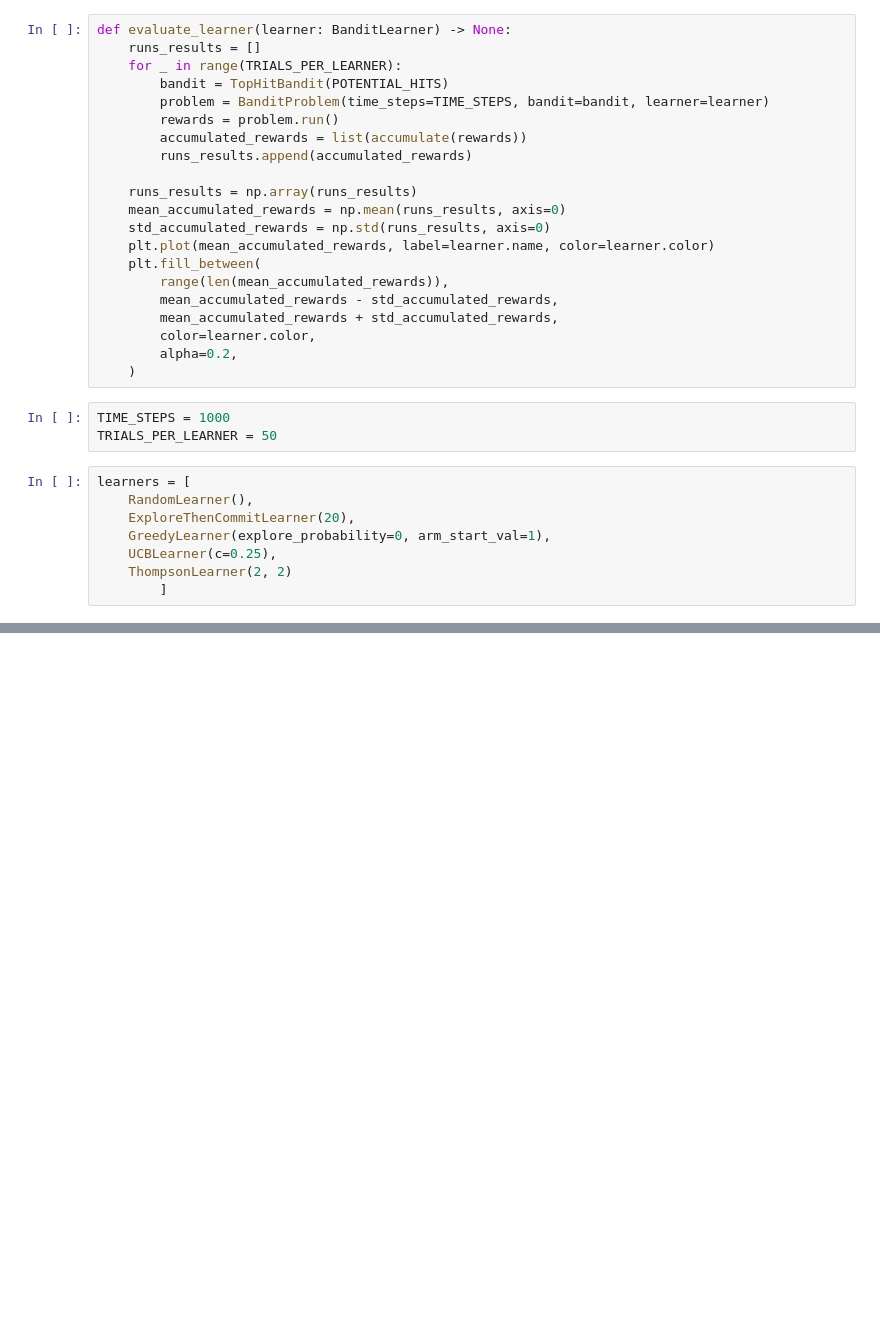
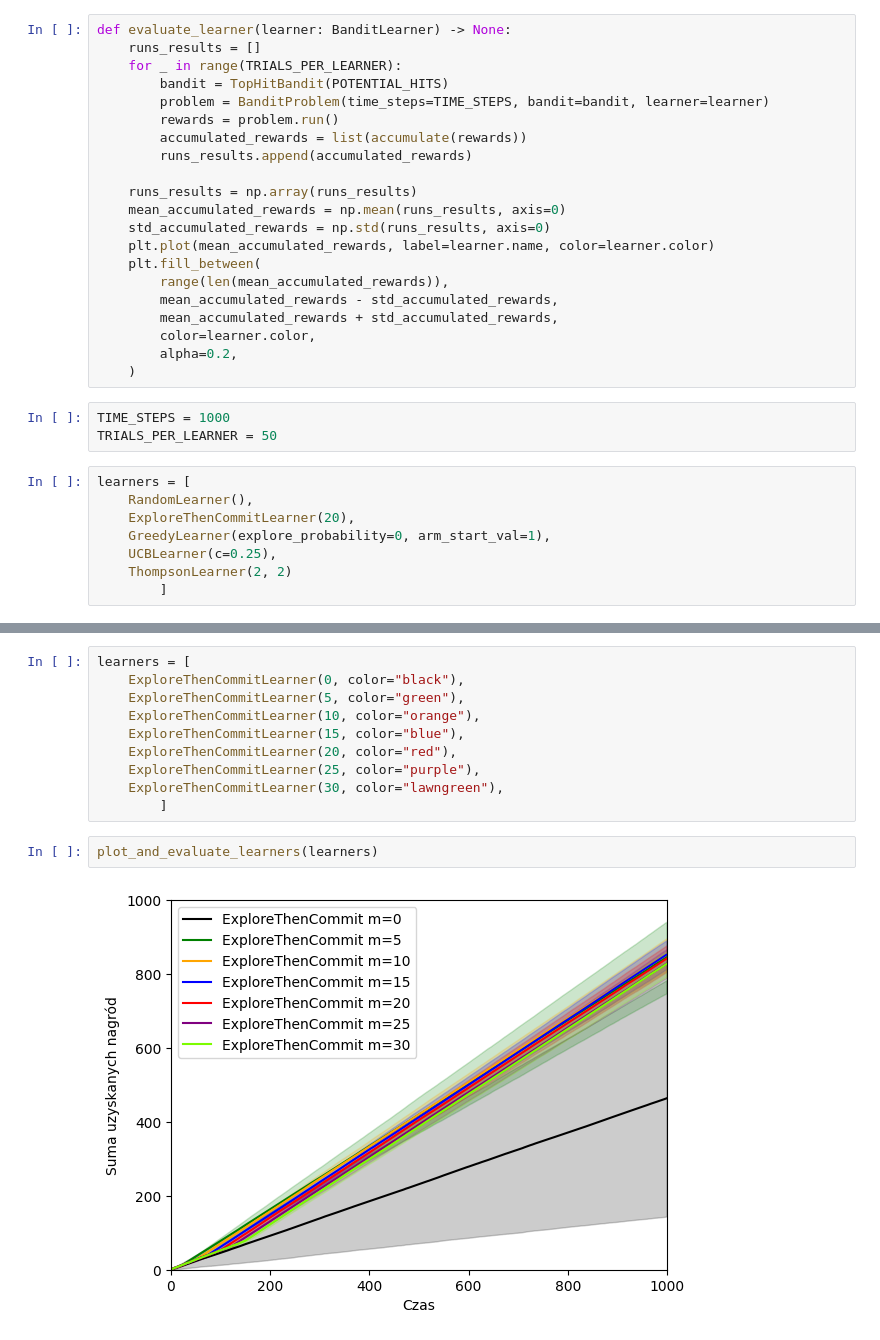
Before and after one commit to Spontaniczny/Reinforcement-Learning, a Jupyter notebook: lab1/bandits.ipynb, the cells around one changed output, grey strips where cells are left out. Cells and saved outputs as stored; diff of their text form; blank space fills up the shorter version.

```diff
--- a/lab1/bandits.ipynb
+++ b/lab1/bandits.ipynb
@@ -392,0 +314,14 @@ POTENTIAL_HITS_V2 = {
+# %%
+learners = [
+    ExploreThenCommitLearner(0, color="black"),
+    ExploreThenCommitLearner(5, color="green"),
+    ExploreThenCommitLearner(10, color="orange"),
+    ExploreThenCommitLearner(15, color="blue"),
+    ExploreThenCommitLearner(20, color="red"),
+    ExploreThenCommitLearner(25, color="purple"),
+    ExploreThenCommitLearner(30, color="lawngreen"),
+        ]
+# %%
+plot_and_evaluate_learners(learners)
+# %% [output]
+[figure, added]
```
Also changed, not shown: parts of 16 cells of this notebook, 1 other file.
